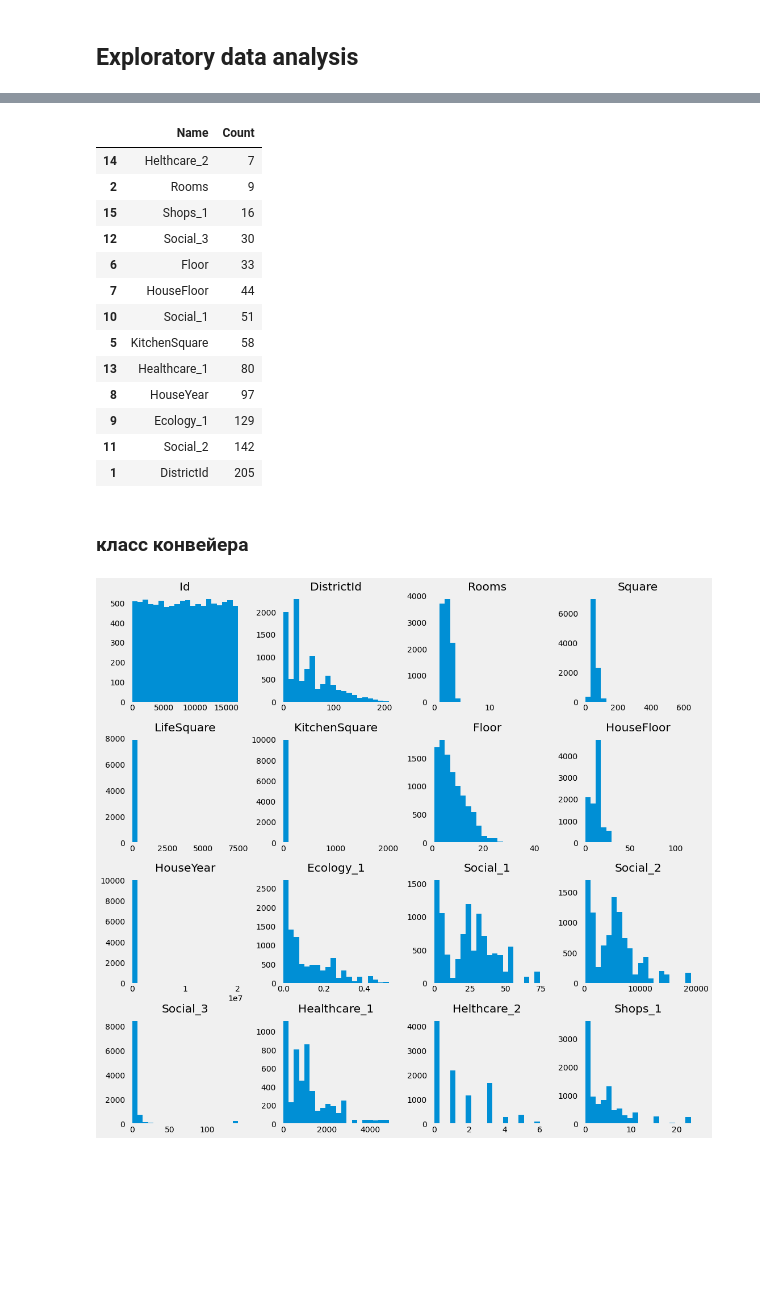
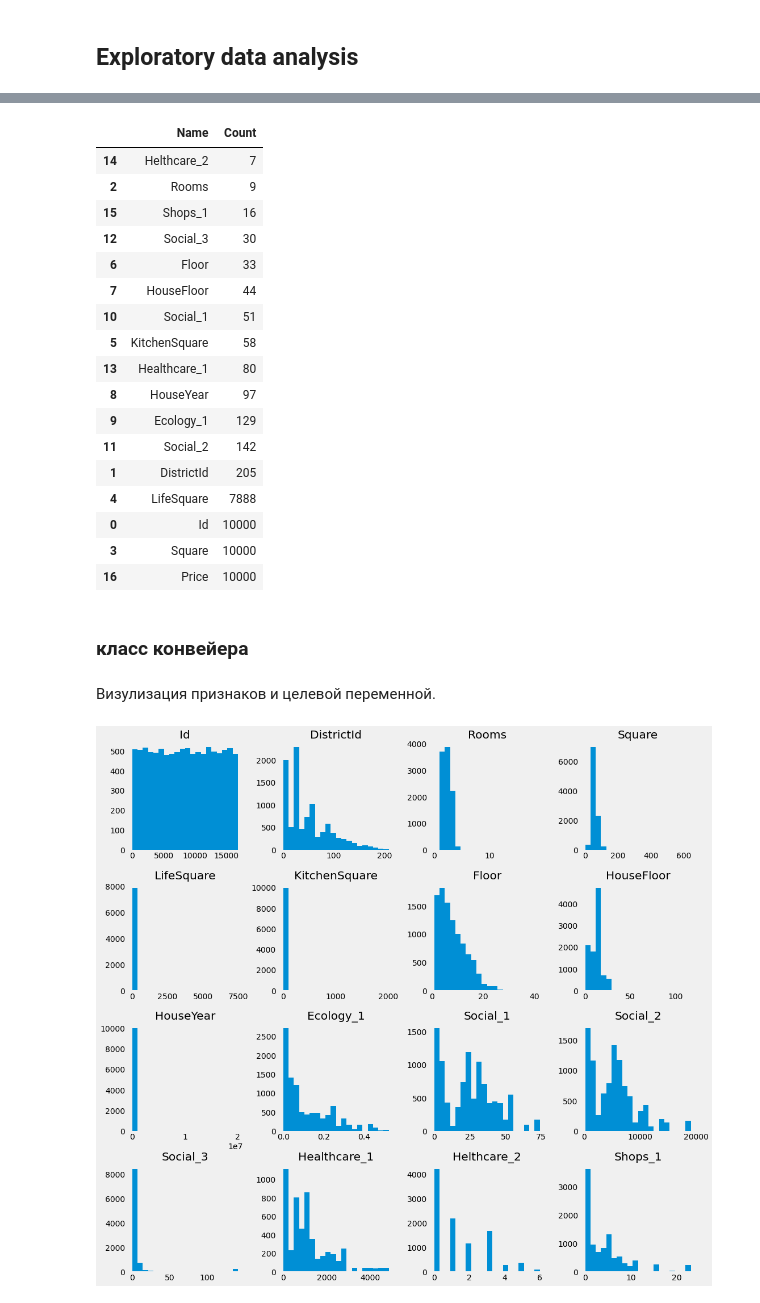
Before and after one commit to BlackStoneShadow/Python, a Jupyter notebook: MLearning/DSLibraries/Summary/Task1.ipynb, the cells around one changed output, grey strips where cells are left out. Saved outputs shown, nothing was run; the diff lists cells and outputs as text; code cells hidden in the pictures; blank space fills up the shorter version.

```diff
--- a/MLearning/DSLibraries/Summary/Task1.ipynb
+++ b/MLearning/DSLibraries/Summary/Task1.ipynb
@@ -90,23 +92,27 @@ train_data.describe()
 # %%
 # кол-во значений в признаках
 # переведем признаки с небльшим кол-во значений в категориальные
 pd.DataFrame({item:len(train_data[item].unique()) for item in train_data[train_data.columns.tolist()].select_dtypes(include=['int64', 'float64']).columns.tolist()}.items(), \
-columns = ['Name', 'Count']).sort_values(by='Count').head(13)
+columns = ['Name', 'Count']).sort_values(by='Count')
 # %% [output]
 |  | Name | Count |
 | 14 | Helthcare_2 | 7 |
 | 2 | Rooms | 9 |
 | 15 | Shops_1 | 16 |
 | 12 | Social_3 | 30 |
 | 6 | Floor | 33 |
 | 7 | HouseFloor | 44 |
 | 10 | Social_1 | 51 |
 | 5 | KitchenSquare | 58 |
 | 13 | Healthcare_1 | 80 |
 | 8 | HouseYear | 97 |
 | 9 | Ecology_1 | 129 |
 | 11 | Social_2 | 142 |
 | 1 | DistrictId | 205 |
+| 4 | LifeSquare | 7888 |
+| 0 | Id | 10000 |
+| 3 | Square | 10000 |
+| 16 | Price | 10000 |
 # %% [markdown]
 ### класс конвейера
 # %%
@@ -357,6 +369,8 @@ class Features:
 # %%
 # создамие конвейера
 pipeline = DataPipeline(feature=Features(), train_file="train.csv", test_file="test.csv", target='Price')
+# %% [markdown]
+Визулизация признаков и целевой переменной.
 # %%
 pipeline.plot(pipeline.train_data)
 # %% [output]
```
Also changed, not shown: parts of 10 cells of this notebook.
